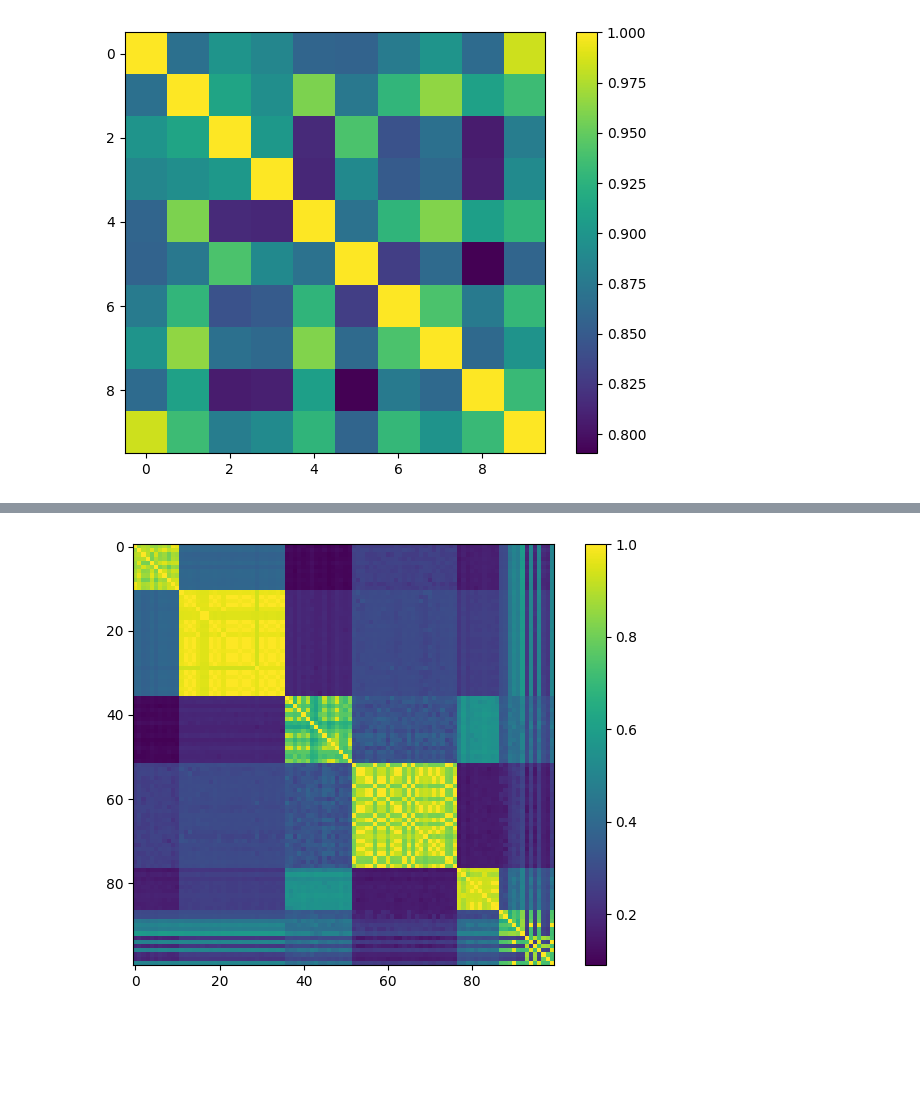
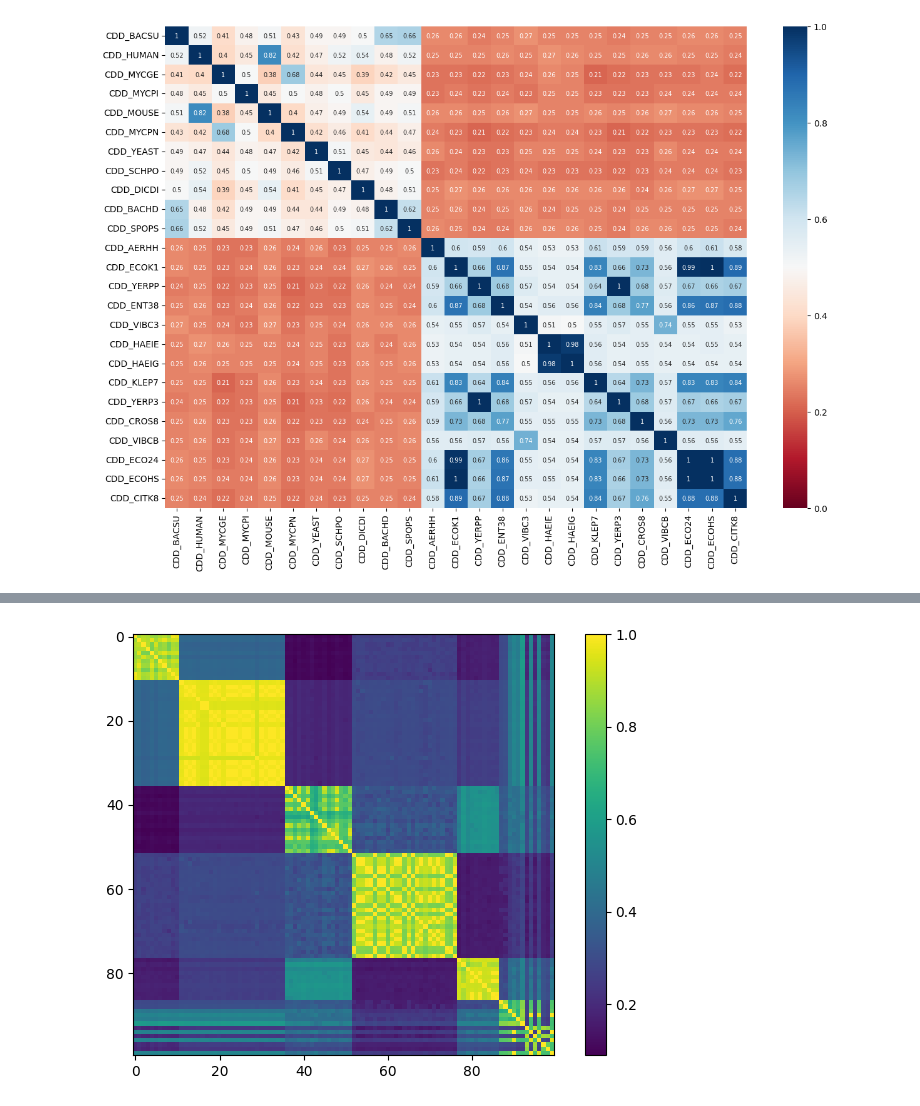
Before and after one commit to txdas/biotech, a Jupyter notebook: notebook/GEA/1.gea_cell.ipynb, the cells around one changed output, grey strips where cells are left out. Cells and saved outputs as stored; diff of their text form; code cells hidden in the pictures; blank space fills up the shorter version.

```diff
--- a/notebook/GEA/1.gea_cell.ipynb
+++ b/notebook/GEA/1.gea_cell.ipynb
@@ -6,11 +6,12 @@ from Bio import pairwise2
 import tqdm
 tlp = "/Users/john/data/deaminase/{}"
 df = pd.read_json(tlp.format("index_af.json"),lines=True)
-limit =10
+limit =25
 sequences=[ s for s in df["uniprotSequence"].values][:limit]
 accessions=[ s for s in df["uniprotAccession"].values][:limit]
 # 初始化相似度矩阵
 n = len(sequences)
+gnames=[v for v in df["uniprotId"].values][:limit]
 
 def simseq(i, j):
     s1, s2 =sequences[i],sequences[j]
@@ -42,11 +43,12 @@ for i in tqdm.tqdm(range(n)):
         if i == j:
             similarity_matrix[i, j] = 1.0
         else:
-            similarity=simpdb(i,j)
+            similarity=simseq(i,j)
             similarity_matrix[i, j] = similarity
             similarity_matrix[j, i] = similarity
 
 # 打印相似度矩阵
-
-similarity_matrix
+correlations = pd.DataFrame(data={gnames[i]:similarity_matrix[:][i] for i, g in enumerate(gnames)})
+correlations.index=gnames
+correlations
 # %% [output]
@@ -73,9 +73,9 @@ array([[1.     , 0.86744, 0.89914, 0.88656, 0.85863, 0.85728, 0.87781,
-# %%
-import matplotlib.pyplot as plt
-import numpy as np
-plt.imshow(similarity_matrix)
-plt.colorbar()
-plt.tight_layout()
-plt.show()
-# %% [output]
-[figure, removed]
+# %%
+import matplotlib.pyplot as plt
+import seaborn as sns
+import numpy as np
+plt.figure(figsize=(15,10))
+sns.heatmap(round(correlations,2), cmap='RdBu', annot=True,
+            annot_kws={"size": 7}, vmin=0, vmax=1);
+# %% [output]
+[figure, added]
```
Also changed, not shown: parts of 3 cells of this notebook, 2 other files.
